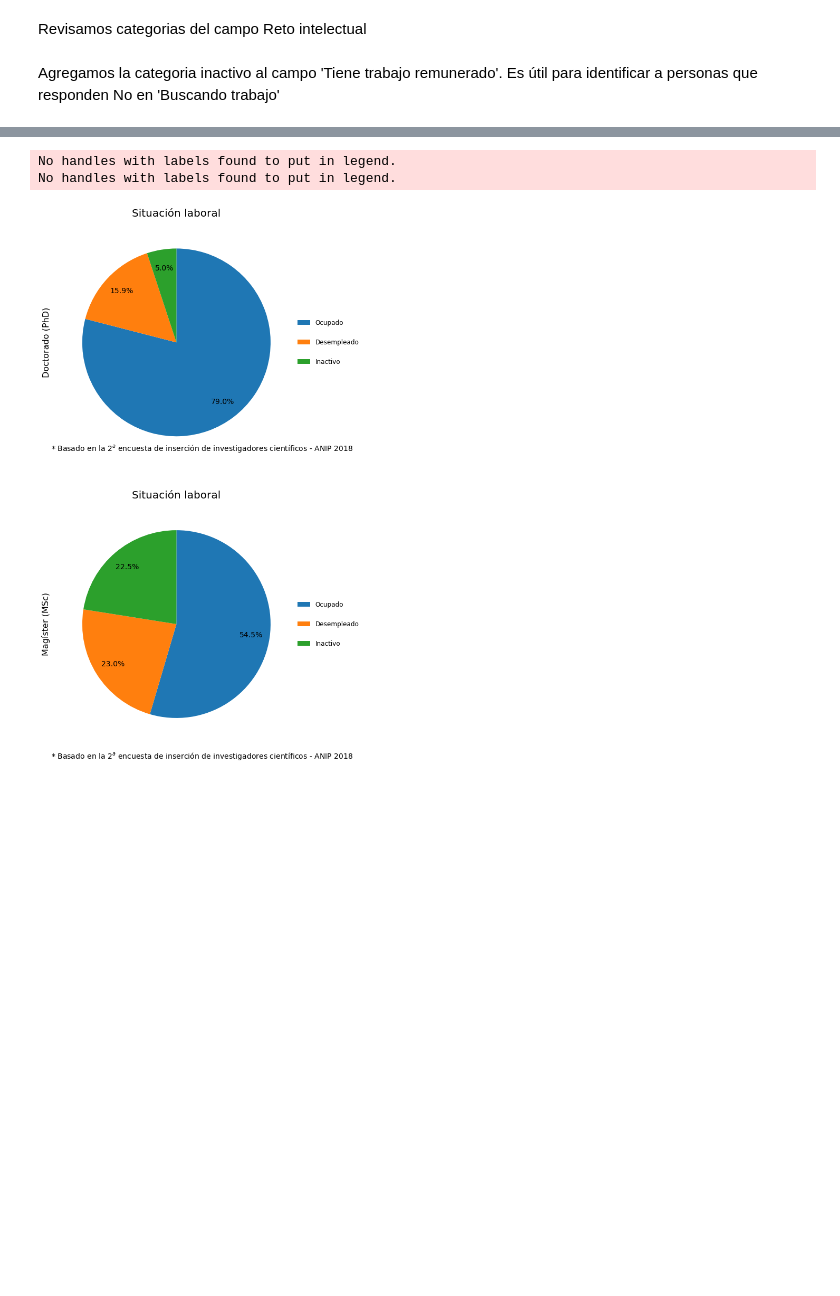
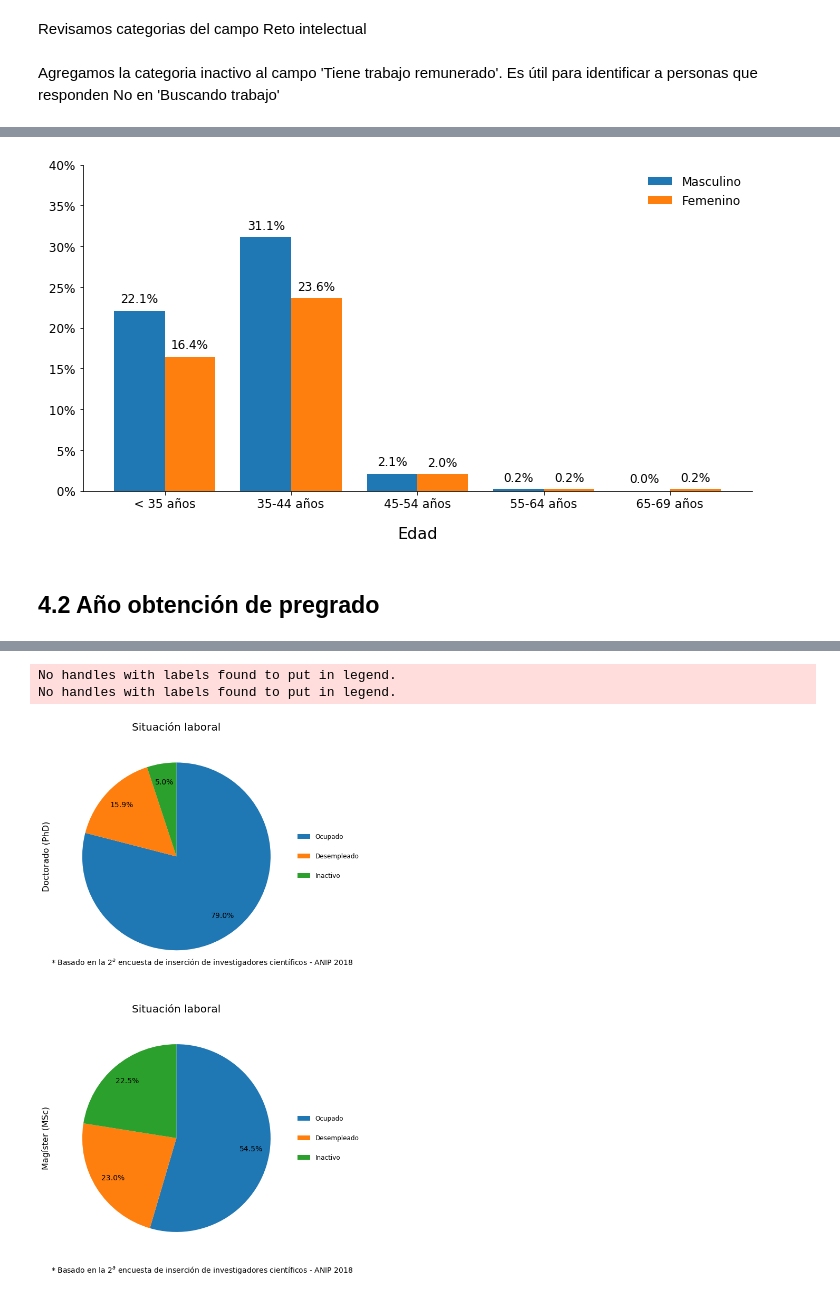
Before and after one commit to anipchile/encuesta_2018, a Jupyter notebook: notebooks/03 - Analisis de encuesta de insercion - Doctorado.ipynb, the cells around one changed output, grey strips where cells are left out. Cells and saved outputs as stored; diff of their text form; code cells hidden in the pictures; blank space fills up the shorter version.

```diff
--- a/notebooks/Analisis encuesta insercion 2018.ipynb
+++ b/notebooks/03 - Analisis de encuesta de insercion - Doctorado.ipynb
@@ -307,0 +222,3 @@ def autopct_generator(limit):
+# %%
+data_plot_pct=(100*data_plot/data_plot.sum().sum()).round(1)
+data_plot_pct
@@ -307,0 +252,26 @@ def autopct_generator(limit):
+# %%
+plot_classes=["Masculino","Femenino"]
+
+fig, ax = plt.subplots(1,1, figsize=(12,6))
+data_plot_pct[plot_classes].plot(kind='bar', ax=ax,
+               fontsize=12, rot=0, width=0.8)
+
+ax.spines['right'].set_visible(False)
+ax.spines['top'].set_visible(False)
+ax.legend(frameon=False)
+
+ax.set_ylim(0,40)
+ax.set_xlabel('Edad')
+vals = ax.get_yticks()
+ax.set_yticklabels(['{:3.0f}%'.format(x) for x in vals])
+
+for p in ax.patches:
+    ax.annotate("{:.1f}%".format(p.get_height()), (p.get_x() + 0.2, p.get_height() + 1),
+               fontsize=12, horizontalalignment='center')
+
+plt.savefig('figures/doctorado/figura_1_distribucion_grupo_etario.jpg', bbox_inches='tight')
+plt.savefig('figures/doctorado/figura_1_distribucion_grupo_etario.pdf', bbox_inches='tight')
+# %% [output]
+[figure, added]
+# %% [markdown]
+## 4.2 Año obtención de pregrado
```
Also changed, not shown: parts of 78 cells of this notebook, 13 other files.
